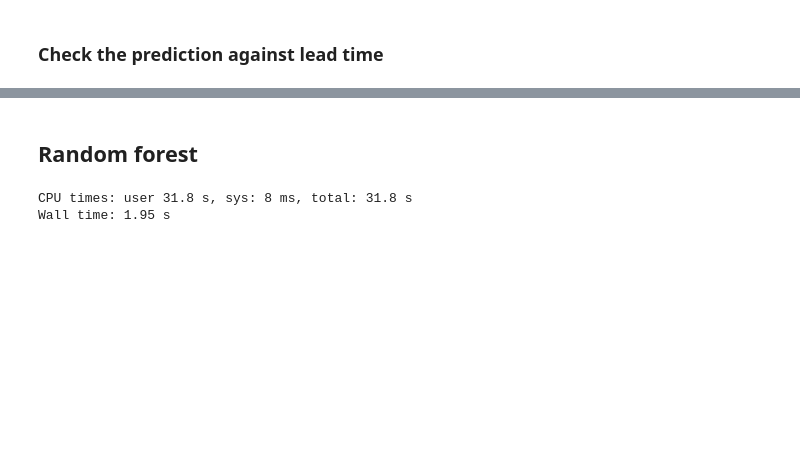
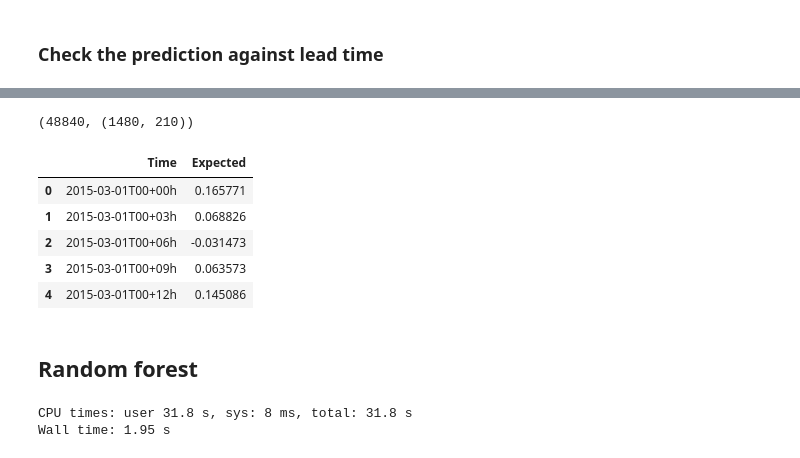
Before and after one commit to waves2weather/W2W-ML-Workshop, a Jupyter notebook: nb5_ml-windfarm.ipynb, the cells around one changed output, grey strips where cells are left out. Saved outputs shown, nothing was run; the diff lists cells and outputs as text; code cells hidden in the pictures; blank space fills up the shorter version.

```diff
--- a/nb5_ml-windfarm.ipynb
+++ b/nb5_ml-windfarm.ipynb
@@ -22 +24,4 @@ FileNotFoundError: [Errno 2] No such file or directory: './data/wind_ds.pkl'
+# %%
+with open('./tmp/test_times.pkl', 'rb') as f:
+    test_times = pickle.load(f)
 # %%
@@ -32,6 +50,8 @@ def mse(y_true, y_pred, axis=(0,1)): return ((y_true - y_pred)**2).mean(axis)
 # %%
+# Remember to use the same mean and std for all datasets
 mean, std = X_train.mean(0), X_train.std(0)
 X_train = (X_train - mean) / std
 X_valid = (X_valid - mean) / std
+X_test = (X_test - mean) / std
 # %% [markdown]
 ### Train the model
@@ -62,3 +89,18 @@ plot_mse_lead(y_valid, lr.predict(X_valid))
+# %%
+df = create_sub(lr.predict(X_test), 'lr.csv')
+# %%
+len(df), X_test.shape
+# %% [output]
+(48840, (1480, 210))
+# %%
+df.head()
+# %% [output]
+|  | Time | Expected |
+| 0 | 2015-03-01T00+00h | 0.165771 |
+| 1 | 2015-03-01T00+03h | 0.068826 |
+| 2 | 2015-03-01T00+06h | -0.031473 |
+| 3 | 2015-03-01T00+09h | 0.063573 |
+| 4 | 2015-03-01T00+12h | 0.145086 |
 # %% [markdown]
 ## Random forest
 # %%
```
Also changed, not shown: parts of 19 cells of this notebook, 1 other file.
